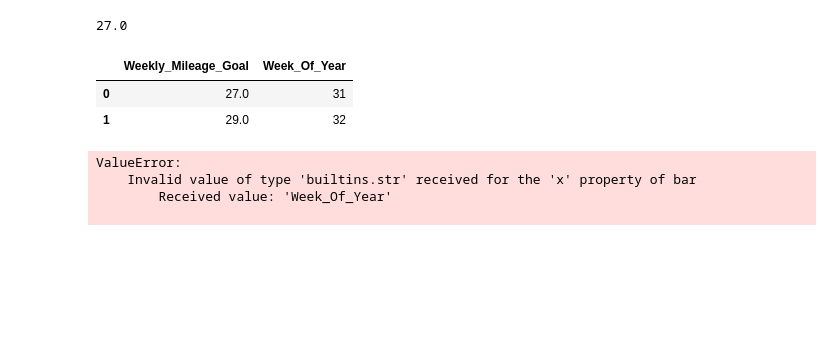
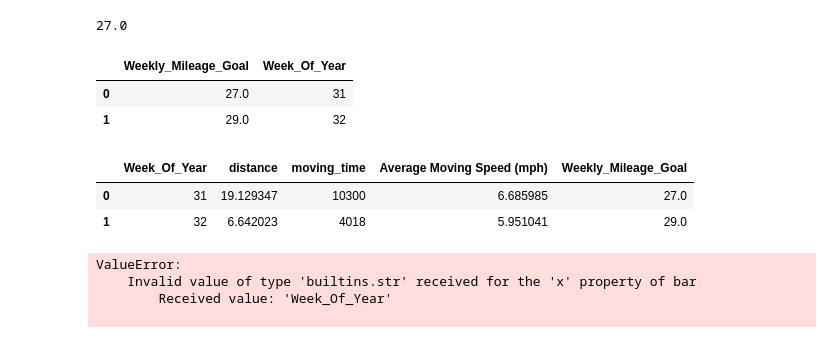
Before and after one commit to jimmyvluong/Strava_API_Fun, a Jupyter notebook: scripts/0_marathon_tracking.ipynb, the cells around one changed output. Cells and saved outputs as stored; diff of their text form; code cells hidden in the pictures; blank space fills up the shorter version.

```diff
--- a/scripts/0_marathon_tracking.ipynb
+++ b/scripts/0_marathon_tracking.ipynb
@@ -205,6 +205,13 @@ df_goal.head()
 | 1 | 29.0 | 32 |
 # %%
 # merge Weekly_Mileage_Goal onto the df_marathon
+df_combined = df_marathon.merge(df_goal, how = 'left', left_on='Week_Of_Year', right_on='Week_Of_Year')
+# %%
+df_combined.head()
+# %% [output]
+|  | Week_Of_Year | distance | moving_time | Average Moving Speed (mph) | Weekly_Mileage_Goal |
+| 0 | 31 | 19.129347 | 10300 | 6.685985 | 27.0 |
+| 1 | 32 | 6.642023 | 4018 | 5.951041 | 29.0 |
 # %%
 # plot weekly mileage
 import plotly.express as px
```
